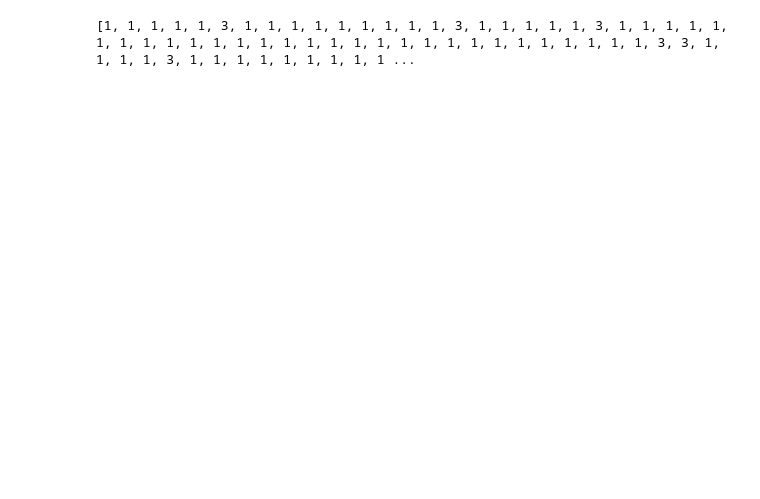
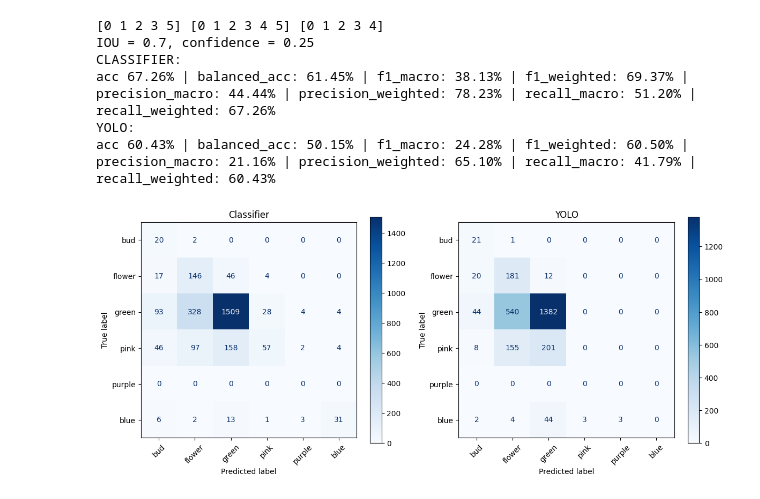
Before and after one commit to kpetrakis-eden/ml-sandbox, a Jupyter notebook: notebooks/comparison.ipynb, the cells around one changed output. Saved outputs shown, nothing was run; the diff lists cells and outputs as text; code cells hidden in the pictures; blank space fills up the shorter version.

Commit message:
progress in metric comparison of YOLO/classifier. Also added initial schema for hungarian matchibng

```diff
--- a/notebooks/comparison.ipynb
+++ b/notebooks/comparison.ipynb
@@ -177,17 +389,73 @@ Speed: 0.9ms preprocess, 6.5ms inference, 0.6ms postprocess per image at shape (
 # %%
-len(outputs_per_file), len(outputs)
-
+# len(outputs_per_file), len(outputs)
 y_true = []
 y_yolo = []
 y_classifier = []
-for d in outputs_per_file:
+for d in outputs:
   if d['match']:
 
     y_true.append(d['gt'])
-    y_yolo.append(d['yolo'])
+    y_yolo.append(d['yolo_pred'])
     y_classifier.append(d['classifier_pred'])
 
+print(np.unique(y_true), np.unique(y_classifier), np.unique(y_yolo))
 
-print(y_true)
+classifier_metrics = compute_classification_metrics_for_classifier_yolo_comparison(y_classifier, y_true, LABEL_IDS)
+classifier_per_class_report = classifier_metrics['classification_report']
+yolo_metrics = compute_classification_metrics_for_classifier_yolo_comparison(y_yolo, y_true, LABEL_IDS)
+yolo_per_class_report = yolo_metrics['classification_report']
+print(f"IOU = {IOU_THRESHOLD}, confidence = {CONF_THRESHOLD}")
+
+print(f"CLASSIFIER: ")
+print(
+  f"acc {classifier_metrics['acc']:.2f}% | "
+  f"balanced_acc: {classifier_metrics['balanced_acc']:.2f}% | "
+  f"f1_macro: {classifier_metrics['f1_macro']:.2f}% | "
+  f"f1_weighted: {classifier_metrics['f1_weighted']:.2f}% | "
+  f"precision_macro: {classifier_metrics['precision_macro']:.2f}% | "
+  f"precision_weighted: {classifier_metrics['precision_weighted']:.2f}% | "
+  f"recall_macro: {classifier_metrics['recall_macro']:.2f}% | "
+  f"recall_weighted: {classifier_metrics['recall_weighted']:.2f}%"
+)
+
+print(f"YOLO:")
+print(
+  f"acc {yolo_metrics['acc']:.2f}% | "
+  f"balanced_acc: {yolo_metrics['balanced_acc']:.2f}% | "
+  f"f1_macro: {yolo_metrics['f1_macro']:.2f}% | "
+  f"f1_weighted: {yolo_metrics['f1_weighted']:.2f}% | "
+  f"precision_macro: {yolo_metrics['precision_macro']:.2f}% | "
+  f"precision_weighted: {yolo_metrics['precision_weighted']:.2f}% | "
+  f"recall_macro: {yolo_metrics['recall_macro']:.2f}% | "
+  f"recall_weighted: {yolo_metrics['recall_weighted']:.2f}%"
+)
+
+classifier_conf_matrix = classifier_metrics['confusion_matrix']
+fig, ax = plt.subplots(1, 2, figsize=(12,5))
+disp_conf_matrix = ConfusionMatrixDisplay(classifier_conf_matrix, display_labels=CLASS_NAMES)
+# disp_conf_matrix = ConfusionMatrixDisplay(classifier_conf_matrix)
+disp_conf_matrix.plot(ax=ax[0], cmap=plt.cm.Blues, xticks_rotation=45)
+ax[0].set_title("Classifier")
+
+yolo_conf_matrix = yolo_metrics['confusion_matrix']
+disp_conf_matrix = ConfusionMatrixDisplay(yolo_conf_matrix, display_labels=CLASS_NAMES)
+disp_conf_matrix.plot(ax=ax[1], cmap=plt.cm.Blues, xticks_rotation=45)
+ax[1].set_title("YOLO")
+plt.tight_layout()
+plt.show()
+
+
+from pprint import pprint
+# print(json.dumps(classifier_per_class_report, indent=2))
+print(f"Classifier classification report:")
+pprint(classifier_per_class_report)
+print(f"YOLO classification report:")
+pprint(yolo_per_class_report)
 # %% [output]
-[1, 1, 1, 1, 1, 3, 1, 1, 1, 1, 1, 1, 1, 1, 1, 3, 1, 1, 1, 1, 1, 3, 1, 1, 1, 1, 1, 1, 1, 1, 1, 1, 1, 1, 1, 1, 1, 1, 1, 1, 1, 1, 1, 1, 1, 1, 1, 1, 1, 1, 1, 3, 3, 1, 1, 1, 1, 3, 1, 1, 1, 1, 1, 1, 1, 1, 1 ...
+[0 1 2 3 5] [0 1 2 3 4 5] [0 1 2 3 4]
+IOU = 0.7, confidence = 0.25
+CLASSIFIER:
+acc 67.26% | balanced_acc: 61.45% | f1_macro: 38.13% | f1_weighted: 69.37% | precision_macro: 44.44% | precision_weighted: 78.23% | recall_macro: 51.20% | recall_weighted: 67.26%
+YOLO:
+acc 60.43% | balanced_acc: 50.15% | f1_macro: 24.28% | f1_weighted: 60.50% | precision_macro: 21.16% | precision_weighted: 65.10% | recall_macro: 41.79% | recall_weighted: 60.43%
+[figure, added]
```
Also changed, not shown: parts of 10 cells of this notebook, 1 other file.
